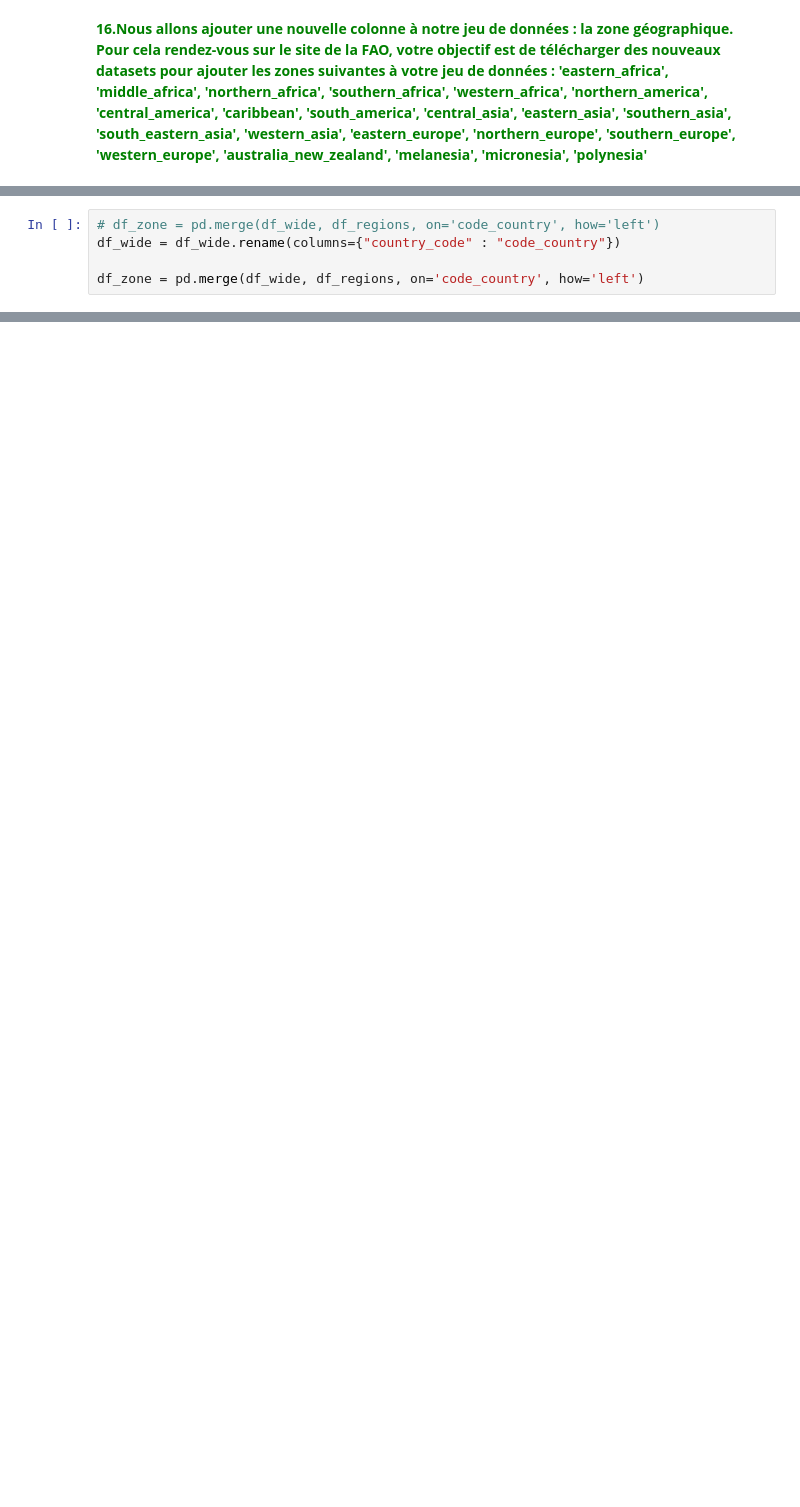
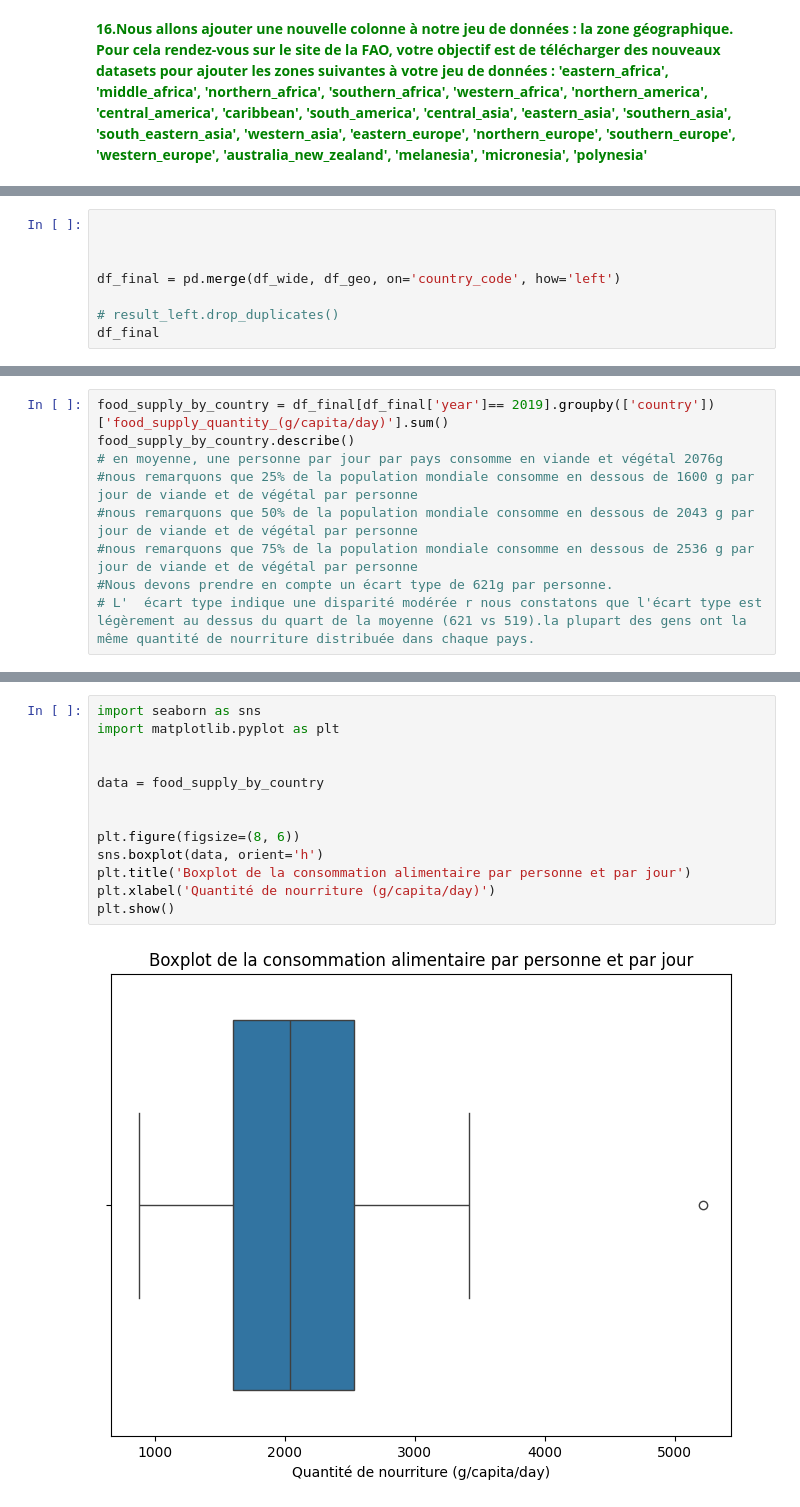
Before and after one commit to faridig/FAO_STAT, a Jupyter notebook: main.ipynb, the cells around one changed output, grey strips where cells are left out. Drawn from its saved outputs; the diff is of its cells as text; blank space fills up the shorter version.

```diff
--- a/main.ipynb
+++ b/main.ipynb
@@ -406,8 +406,11 @@ df_regions
 | 10 | 528 | western_europe |
 | 12 | 756 | western_europe |
 185 rows × 2 columns
-# %%
-# df_zone = pd.merge(df_wide, df_regions, on='code_country', how='left')
-df_wide = df_wide.rename(columns={"country_code" : "code_country"})
-
-df_zone = pd.merge(df_wide, df_regions, on='code_country', how='left')
+# %%
+
+
+
+df_final = pd.merge(df_wide, df_geo, on='country_code', how='left')
+
+# result_left.drop_duplicates()
+df_final
@@ -413,0 +433,9 @@ df_zone = pd.merge(df_wide, df_regions, on='code_country', how='left')
+# %%
+food_supply_by_country = df_final[df_final['year']== 2019].groupby(['country'])['food_supply_quantity_(g/capita/day)'].sum()
+food_supply_by_country.describe()
+# en moyenne, une personne par jour par pays consomme en viande et végétal 2076g
+#nous remarquons que 25% de la population mondiale consomme en dessous de 1600 g par jour de viande et de végétal par personne
+#nous remarquons que 50% de la population mondiale consomme en dessous de 2043 g par jour de viande et de végétal par personne
+#nous remarquons que 75% de la population mondiale consomme en dessous de 2536 g par jour de viande et de végétal par personne
+#Nous devons prendre en compte un écart type de 621g par personne.
+# L'  écart type indique une disparité modérée r nous constatons que l'écart type est légèrement au dessus du quart de la moyenne (621 vs 519).la plupart des gens ont la même quantité de nourriture distribuée dans chaque pays.
@@ -413,0 +468,15 @@ df_zone = pd.merge(df_wide, df_regions, on='code_country', how='left')
+# %%
+import seaborn as sns
+import matplotlib.pyplot as plt
+
+
+data = food_supply_by_country
+
+
+plt.figure(figsize=(8, 6))
+sns.boxplot(data, orient='h')
+plt.title('Boxplot de la consommation alimentaire par personne et par jour')
+plt.xlabel('Quantité de nourriture (g/capita/day)')
+plt.show()
+# %% [output]
+[figure, added]
```
Also changed, not shown: parts of 36 cells of this notebook, 6 other files.
